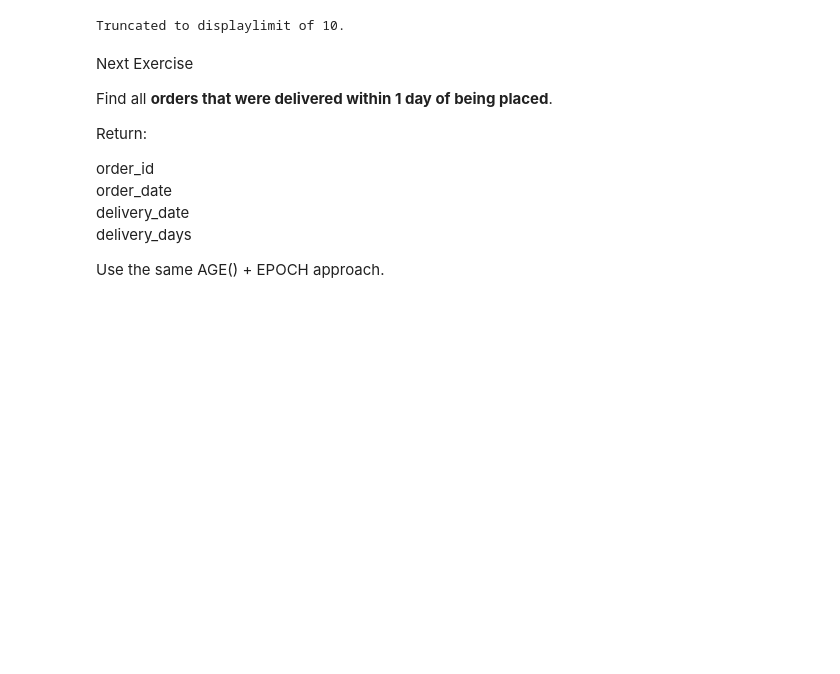
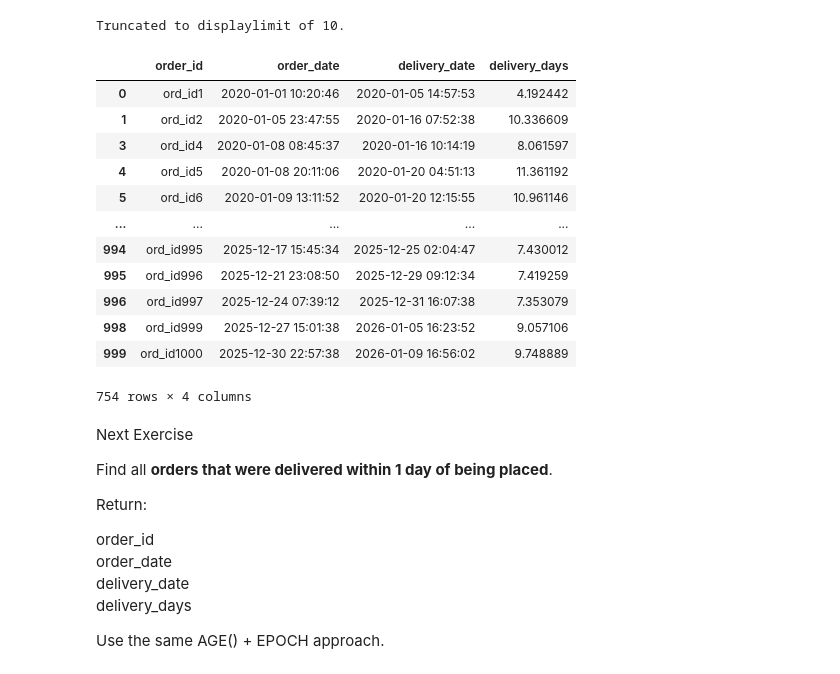
Before and after one commit to umesh-creates/sql_pandas_exercise_and_notes, a Jupyter notebook: retail_analysis exercise/date _and_time.ipynb, the cells around one changed output. Cells and saved outputs as stored; diff of their text form; code cells hidden in the pictures; blank space fills up the shorter version.

Commit message:
percentage of orders - sql to pandas convertion of date and time

```diff
--- a/retail_analysis exercise/date _and_time.ipynb
+++ b/retail_analysis exercise/date _and_time.ipynb
@@ -3029,6 +3142,29 @@ Running query in 'postgresql://postgres.zdtizyvifuiegbbfpsee:***@aws-0-ap-southe
 | ord_id10 | 2020-01-21 12:51:09 | 2020-01-29 21:07:15 | 8.3445138888888889 |
 | ord_id11 | 2020-01-21 21:17:24 | 2020-01-30 04:18:50 | 8.2926620370370370 |
 Truncated to displaylimit of 10.
+# %%
+orders['delivery_days'] = (
+    orders['delivery_date'] - orders['order_date']
+).dt.total_seconds().div(86400)
+orders[
+    ['order_id', 'order_date', 'delivery_date','delivery_days']
+][
+    orders['delivery_days'] > 2
+]
+# %% [output]
+|  | order_id | order_date | delivery_date | delivery_days |
+| 0 | ord_id1 | 2020-01-01 10:20:46 | 2020-01-05 14:57:53 | 4.192442 |
+| 1 | ord_id2 | 2020-01-05 23:47:55 | 2020-01-16 07:52:38 | 10.336609 |
+| 3 | ord_id4 | 2020-01-08 08:45:37 | 2020-01-16 10:14:19 | 8.061597 |
+| 4 | ord_id5 | 2020-01-08 20:11:06 | 2020-01-20 04:51:13 | 11.361192 |
+| 5 | ord_id6 | 2020-01-09 13:11:52 | 2020-01-20 12:15:55 | 10.961146 |
+| ... | ... | ... | ... | ... |
+| 994 | ord_id995 | 2025-12-17 15:45:34 | 2025-12-25 02:04:47 | 7.430012 |
+| 995 | ord_id996 | 2025-12-21 23:08:50 | 2025-12-29 09:12:34 | 7.419259 |
+| 996 | ord_id997 | 2025-12-24 07:39:12 | 2025-12-31 16:07:38 | 7.353079 |
+| 998 | ord_id999 | 2025-12-27 15:01:38 | 2026-01-05 16:23:52 | 9.057106 |
+| 999 | ord_id1000 | 2025-12-30 22:57:38 | 2026-01-09 16:56:02 | 9.748889 |
+754 rows × 4 columns
 # %% [markdown]
 Next Exercise
 
```
Also changed, not shown: parts of 13 cells of this notebook.
